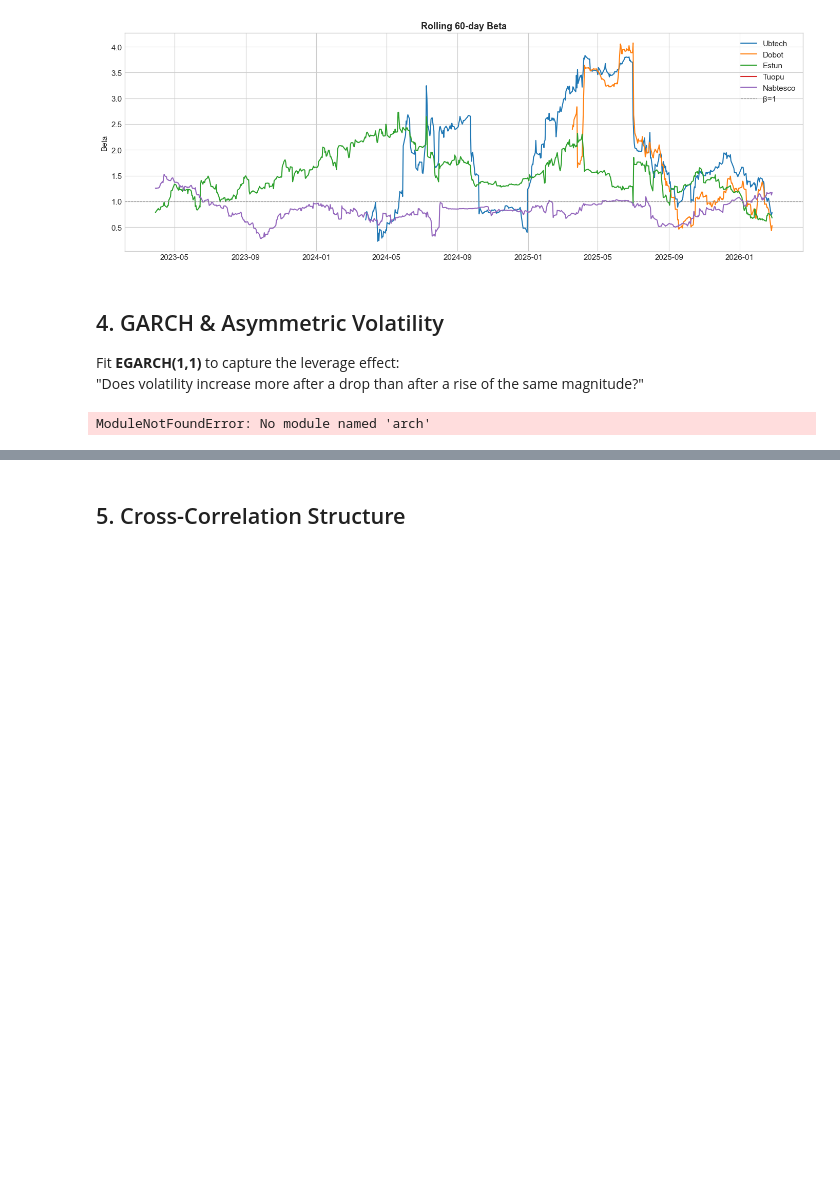
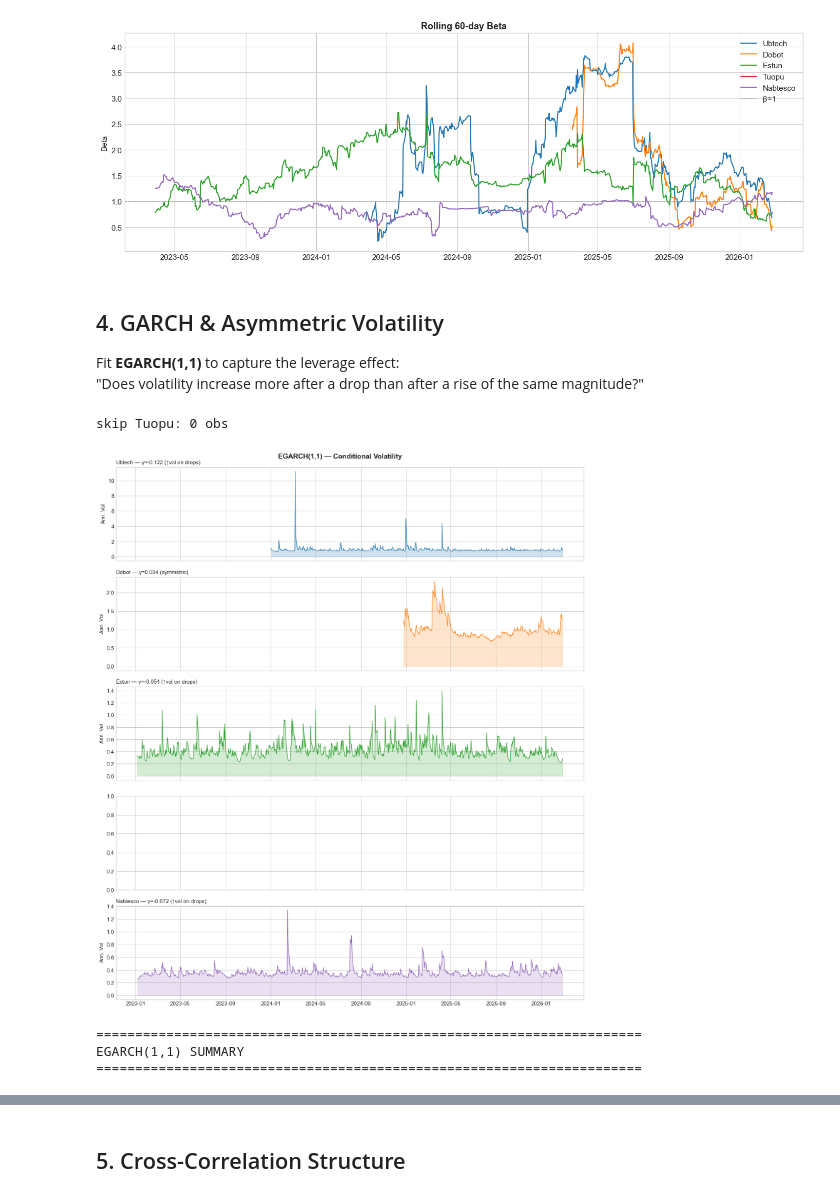
Before and after one commit to Seanjeon0220/project, a Jupyter notebook: quant/roboticsPitch/robotics_comparison.ipynb, the cells around one changed output, grey strips where cells are left out. Cells and saved outputs as stored; diff of their text form; code cells hidden in the pictures; blank space fills up the shorter version.

```diff
--- a/quant/roboticsPitch/robotics_comparison.ipynb
+++ b/quant/roboticsPitch/robotics_comparison.ipynb
@@ -496,7 +496,9 @@ for ax, name in zip(axes, COLORS.keys()):
         continue
 
     r = returns[name].dropna() * 100  # scale to percentage
-
+    if len(r) < 100:
+        print(f"skip {name}: {len(r)} obs")
+        continue
     # Fit EGARCH(1,1)
     model = arch_model(r, vol='EGARCH', p=1, o=1, q=1, dist='skewt', mean='AR', lags=1)
     res = model.fit(disp='off')
@@ -510,31 +512,35 @@ for ax, name in zip(axes, COLORS.keys()):
     # Conditional vol (annualized)
     cond_vol = res.conditional_volatility / 100 * np.sqrt(252)
 
     garch_results[name] = {
         'omega': f"{omega:.4f}",
         'alpha (ARCH)': f"{alpha:.4f}",
         'gamma (leverage)': f"{gamma:.4f}",
         'beta (GARCH)': f"{beta_g:.4f}",
         'Avg Cond. Vol (ann.)': f"{cond_vol.mean():.1%}",
         'Vol-of-Vol': f"{cond_vol.std():.1%}",
         'AIC': f"{res.aic:.0f}",
         'Leverage Interpretation': 'Negative → vol rises more on drops' if gamma < 0 else 'Positive → unusual (vol rises more on gains)'
     }
 
     # Plot
     ax.plot(cond_vol.index, cond_vol, color=COLORS[name], lw=1)
     ax.fill_between(cond_vol.index, 0, cond_vol, alpha=0.2, color=COLORS[name])
     ax.set_ylabel('Ann. Vol')
     ax.set_title(f"{name} — γ={gamma:.3f} ({'↑vol on drops' if gamma < 0 else 'symmetric'})",
                  fontsize=11, loc='left')
 
 plt.tight_layout()
 plt.show()
 
 garch_df = pd.DataFrame(garch_results)
 print("="*70)
 print("EGARCH(1,1) SUMMARY")
 print("="*70)
 garch_df
 # %% [output]
-ModuleNotFoundError: No module named 'arch'
+skip Tuopu: 0 obs
+[figure, added]
+======================================================================
+EGARCH(1,1) SUMMARY
+======================================================================
```
Also changed, not shown: parts of 12 cells of this notebook.
